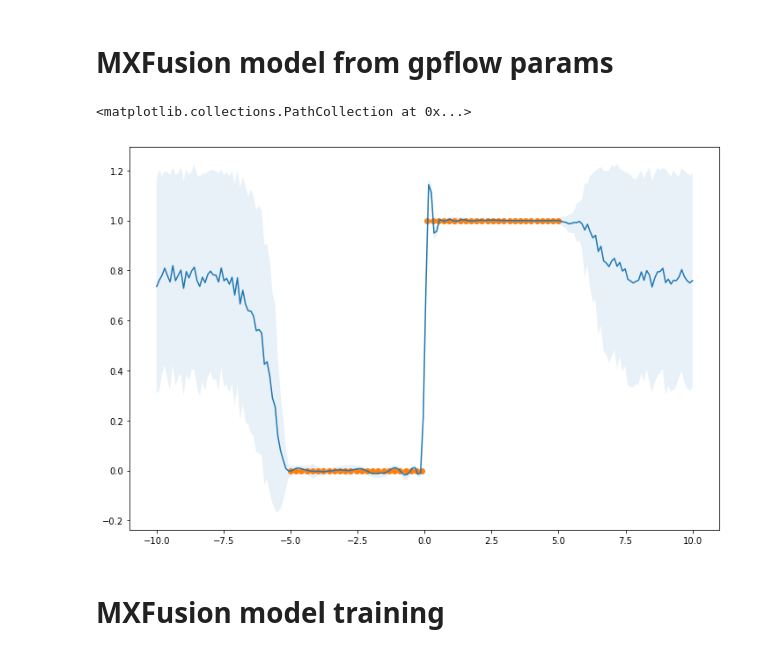
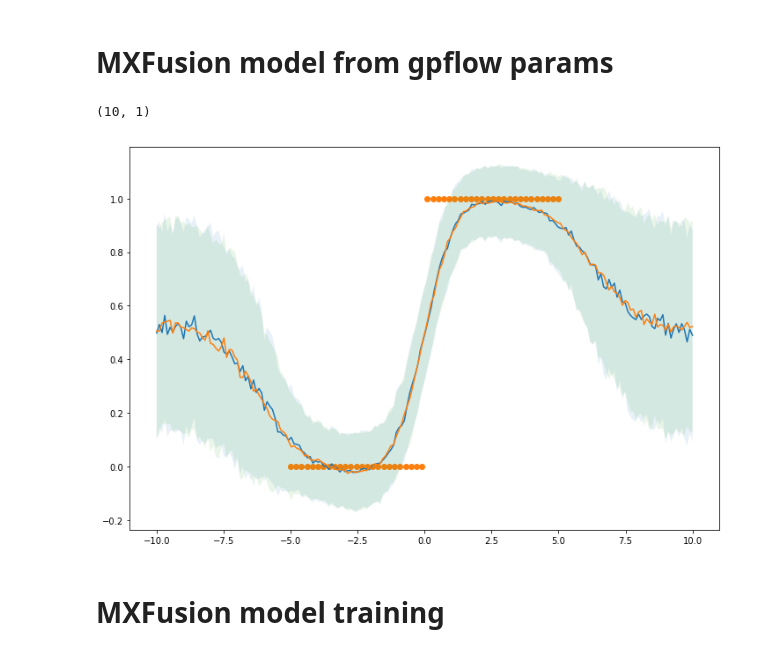
Before and after one commit to amzn/MXFusion, a Jupyter notebook: examples/notebooks/dgp_mxfusion_module.ipynb, the cells around one changed output. Drawn from its saved outputs; the diff is of its cells as text; code cells hidden in the pictures.

```diff
--- a/examples/notebooks/dgp_mxfusion_module.ipynb
+++ b/examples/notebooks/dgp_mxfusion_module.ipynb
@@ -21,12 +23,12 @@ def make_gpflow_model(X, Y, Z, L):
     D = X.shape[1]
     # the layer shapes are defined by the kernel dims, so here all hidden layers are D dimensional
     kernels = []
-    for l in range(L):
-        kernels.append(RBF(D))
+    kernels.append(RBF(1))
+    kernels.append(RBF(d_layer_2))
 
     # between layer noise (doesn't actually make much difference but we include it anyway)
-    for kernel in kernels[:-1]:
-        kernel += White(D, variance=1e-5)
+    #for kernel in kernels[:-1]:
+    #    kernel += White(D, variance=1e-5)
 
     mb = 1000 if X.shape[0] > 1000 else None
     print(X.shape)
@@ -72,7 +74,17 @@ plt.show()
 <Figure size 1200x800 with 1 Axes>
 # %% [markdown]
 # MXFusion model from gpflow params
+# %%
+if d_layer_2 == 2:
+    z_2 = np.stack([np.linspace(-5, 5, 10), np.linspace(-5, 5, 10)], axis=1)
+else:
+    z_2 = np.linspace(-5, 5, 10)[:, None]
+
+z_2.shape
+# %% [output]
+(10, 1)
 # %%
+
 import mxnet as mx
 import mxfusion.components.distributions.gp.kernels
 from mxfusion.components.variables import PositiveTransformation
@@ -84,10 +96,10 @@ m = mxfusion.Model()
 m.N = mxfusion.Variable()
 m.X = mxfusion.Variable(shape=(m.N, 1))
 m.Z_0 = mxfusion.Variable(shape=(M, 1), initial_value=mx.nd.array(np.linspace(-5, 5, 10)[:, None]))
-m.Z_1 = mxfusion.Variable(shape=(M, 1), initial_value=mx.nd.array(np.linspace(-5, 5, 10)[:, None]))
+m.Z_1 = mxfusion.Variable(shape=(M, d_layer_2), initial_value=mx.nd.array(z_2))
 m.noise_var = mxfusion.Variable(transformation=PositiveTransformation())
-kernels = [mxfusion.distributions.gp.kernels.RBF(1), mxfusion.distributions.gp.kernels.RBF(1)]
-m.Y = DeepGPRegression.define_variable(m.X, kernels, m.noise_var, shape=(m.N, 1), inducing_inputs=[m.Z_0, m.Z_1], n_samples=250)
+kernels = [mxfusion.distributions.gp.kernels.RBF(1), mxfusion.distributions.gp.kernels.RBF(d_layer_2)]
+m.Y = DeepGPRegression.define_variable(m.X, kernels, m.noise_var, shape=(m.N, 1), inducing_inputs=[m.Z_0, m.Z_1], n_samples=200)
 # %%
 post = m.Y.factor._extra_graphs[0]
 # %%
@@ -106,11 +118,11 @@ infr.params[post.qU_mean_0] = dgp.layers[0].q_mu.value
 infr.params[post.qU_mean_1] = dgp.layers[1].q_mu.value
 # %%
 # variational cov
-infr.params[post.qU_cov_W_0] = dgp.layers[0].q_sqrt.value[0, :, :]
-infr.params[post.qU_cov_W_1] = dgp.layers[1].q_sqrt.value[0, :, :]
+infr.params[post.qU_cov_W_0] = dgp.layers[0].q_sqrt.value
+infr.params[post.qU_cov_W_1] = dgp.layers[1].q_sqrt.value
 
-infr.params[post.qU_cov_diag_0] = mx.nd.zeros(10)
-infr.params[post.qU_cov_diag_1] = mx.nd.zeros(10)
+infr.params[post.qU_cov_diag_0] = mx.nd.zeros((d_layer_2, 10))
+infr.params[post.qU_cov_diag_1] = mx.nd.zeros((1, 10))
 # %%
 # likelihood
 infr.params[m.noise_var] = mx.nd.array(dgp.likelihood.likelihood.variance.value[None])
@@ -127,23 +139,26 @@ loss, _ = infr.run(X=mx.nd.array(X, dtype=dtype), Y=mx.nd.array(Y, dtype=dtype))
 # %%
 from mxfusion.inference import TransferInference, ModulePredictionAlgorithm
 infr_pred = TransferInference(ModulePredictionAlgorithm(model=m, observed=[m.X], target_variables=[m.Y]),
                               infr_params=infr.params)
 
 res = infr_pred.run(X=mx.nd.array(xt, dtype='float64'))[0]
 f_mean, f_var = res[0].asnumpy()[0], res[1].asnumpy()[0]
 
 import matplotlib.pyplot as plt
 plt.figure(figsize=(12, 8))
 
 mean = res[0].asnumpy()[:, 0]
 plt.plot(xt, res[0].asnumpy())
 
 std = np.sqrt(res[1].asnumpy())[:, 0]
 plt.fill_between(xt[:, 0], mean - std, mean + std, alpha=0.1)
 plt.scatter(X, Y)
+
+plt.plot(xt, dgp_mean)
+plt.fill_between(xt[:, 0], dgp_mean-std, dgp_mean+std, alpha=0.1)
+plt.show()
 # %% [output]
-<matplotlib.collections.PathCollection at 0x...>
-[figure, old version]
+[figure, new version]
 # %% [markdown]
 # MXFusion model training
 # %%
```
Also changed, not shown: parts of 8 cells of this notebook, 2 other files.
